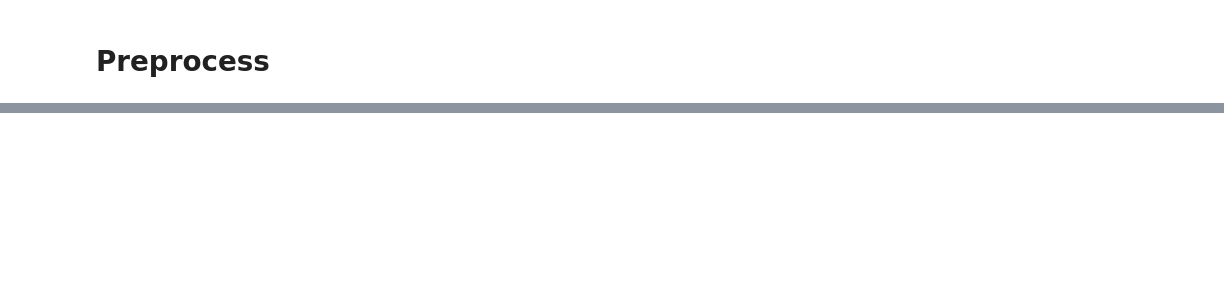
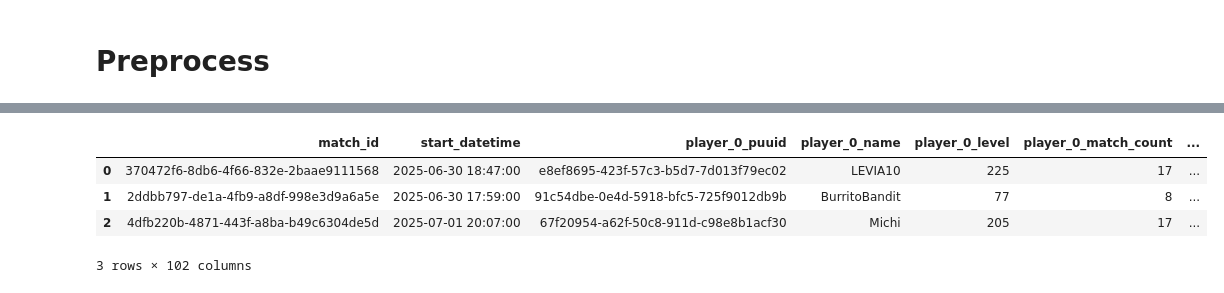
Before and after one commit to White-On/Valorant_experiment, a Jupyter notebook: dev.ipynb, the cells around one changed output, grey strips where cells are left out. Saved outputs shown, nothing was run; the diff lists cells and outputs as text; code cells hidden in the pictures; blank space fills up the shorter version.

Commit message:
now collect ALL players stats for real

```diff
--- a/dev.ipynb
+++ b/dev.ipynb
@@ -140,0 +247,43 @@ with sqlite3.connect(PLAYER_DB_PATH) as conn:
+# %%
+class ValorantDataLoader:
+    def __init__(self, match_dataframe, players_dataframe, data_fetch_fn, target_column="winner"):
+        """
+        data_fetch_fn: Callable that returns (X, y) as pandas DataFrames.
+        target_column: Name of the target column in the data.
+        """
+        self.match_dataframe = match_dataframe
+        self.players_dataframe = players_dataframe
+        if not callable(data_fetch_fn):
+            raise ValueError("data_fetch_fn must be a callable that returns (X, y) or a DataFrame with a target column")
+        self.data_fetch_fn = data_fetch_fn
+        self.target_column = target_column
+        self.X, self.y = self._load_data()
+
+    def _load_data(self):
+        data = self.data_fetch_fn(self.match_dataframe, self.players_dataframe)
+        if isinstance(data, tuple) and len(data) == 2:
+            X, y = data
+        elif isinstance(data, pd.DataFrame):
+            y = data[self.target_column]
+            X = data.drop(columns=[self.target_column])
+        else:
+            raise ValueError("data_fetch_fn must return either (X, y) or a DataFrame with a target column")
+        return X, y
+
+    def get_data(self):
+        return self.X, self.y
+
+    def get_train_test_split(self, test_size=0.2, random_state=42):
+        from sklearn.model_selection import train_test_split
+        return train_test_split(self.X, self.y, test_size=test_size, random_state=random_state)
+# %%
+loader = ValorantDataLoader(match_dataframe=matchs_df, players_dataframe=players_df, data_fetch_fn=fetch_data)
+X, y = loader.get_data()
+# %%
+X
+# %% [output]
+|  | match_id | start_datetime | player_0_puuid | player_0_name | player_0_level | player_0_match_count | ... |
+| 0 | 370472f6-8db6-4f66-832e-2baae9111568 | 2025-06-30 18:47:00 | e8ef8695-423f-57c3-b5d7-7d013f79ec02 | LEVIA10 | 225 | 17 | ... |
+| 1 | 2ddbb797-de1a-4fb9-a8df-998e3d9a6a5e | 2025-06-30 17:59:00 | 91c54dbe-0e4d-5918-bfc5-725f9012db9b | BurritoBandit | 77 | 8 | ... |
+| 2 | 4dfb220b-4871-443f-a8ba-b49c6304de5d | 2025-07-01 20:07:00 | 67f20954-a62f-50c8-911d-c98e8b1acf30 | Michi | 205 | 17 | ... |
+3 rows × 102 columns
```
Also changed, not shown: parts of 6 cells of this notebook, 3 other files.
